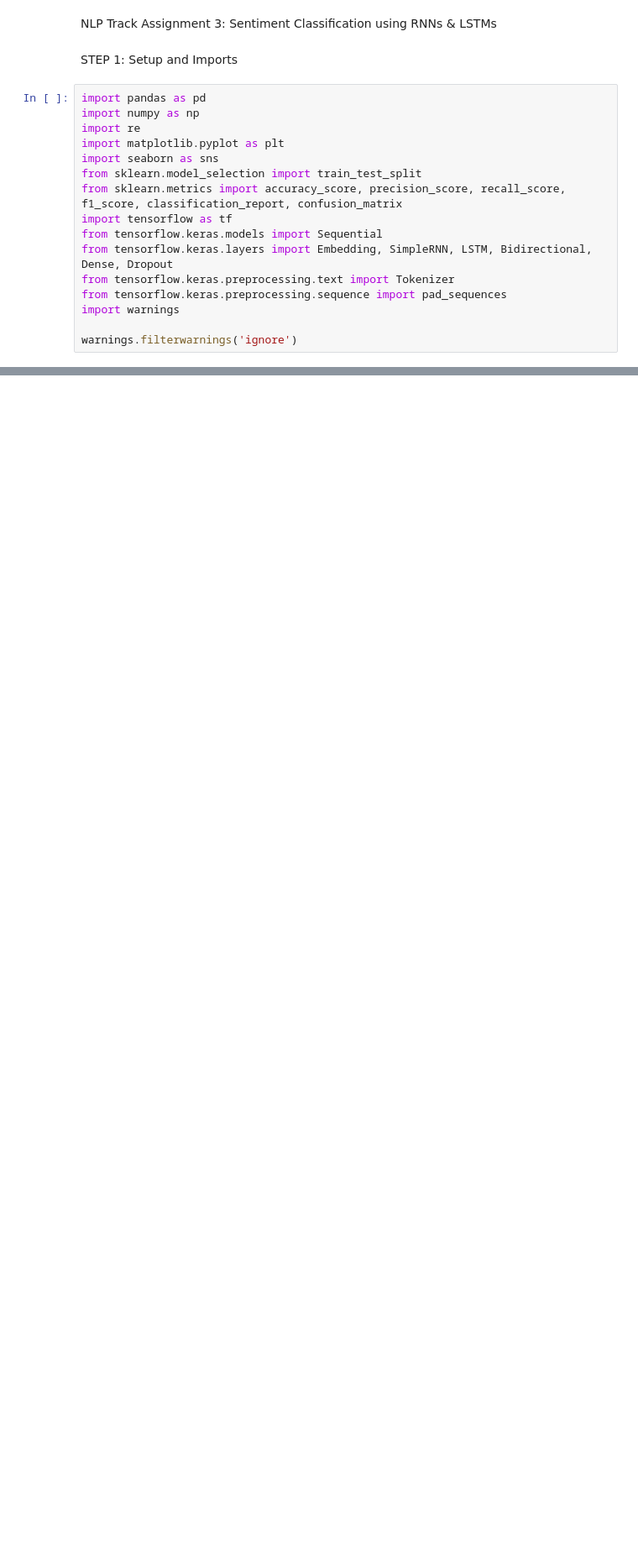
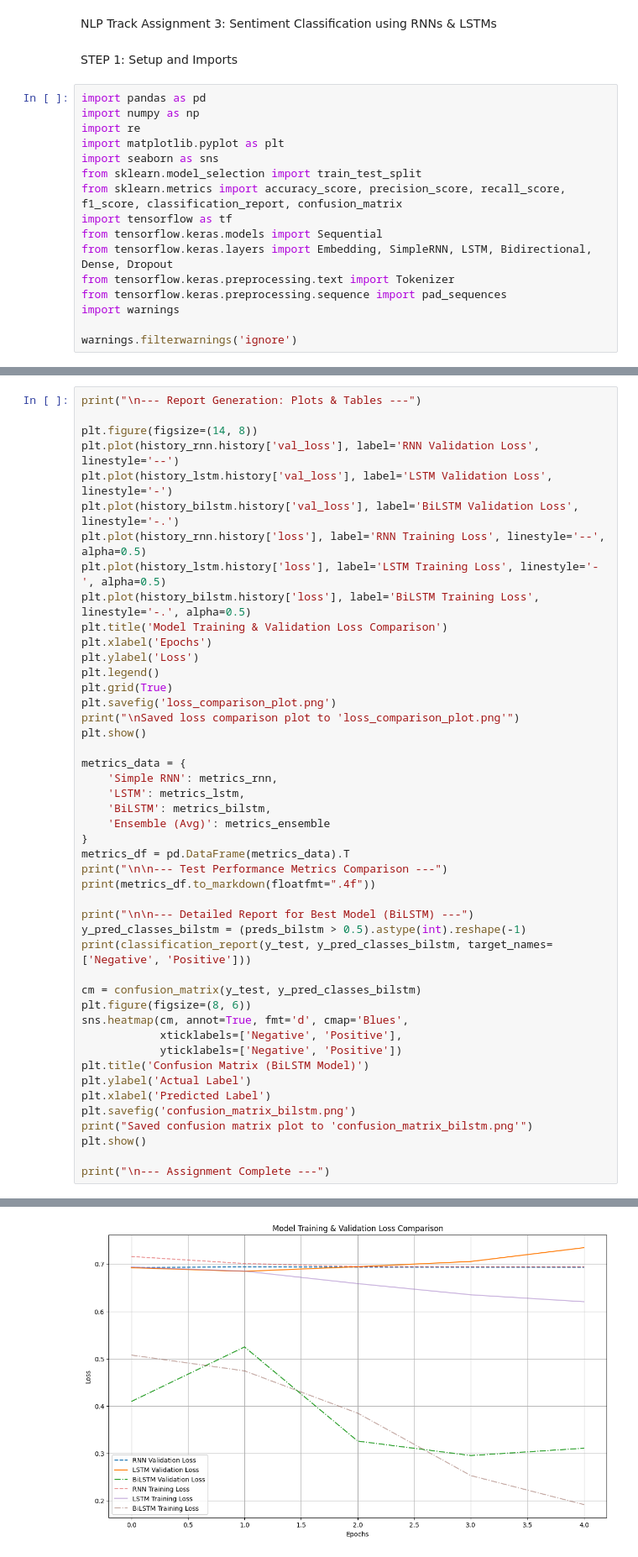
Before and after one commit to RohanRaj094/NLP_CV, a Jupyter notebook: NLP__Assignment_3.ipynb, the cells around one changed output, grey strips where cells are left out. Shown at 84% size. Saved outputs shown, nothing was run; the diff lists cells and outputs as text; blank space fills up the shorter version.

```diff
--- a/NLP__Assignment_3.ipynb
+++ b/NLP__Assignment_3.ipynb
@@ -24,0 +235,47 @@ warnings.filterwarnings('ignore')
+# %%
+print("\n--- Report Generation: Plots & Tables ---")
+
+plt.figure(figsize=(14, 8))
+plt.plot(history_rnn.history['val_loss'], label='RNN Validation Loss', linestyle='--')
+plt.plot(history_lstm.history['val_loss'], label='LSTM Validation Loss', linestyle='-')
+plt.plot(history_bilstm.history['val_loss'], label='BiLSTM Validation Loss', linestyle='-.')
+plt.plot(history_rnn.history['loss'], label='RNN Training Loss', linestyle='--', alpha=0.5)
+plt.plot(history_lstm.history['loss'], label='LSTM Training Loss', linestyle='-', alpha=0.5)
+plt.plot(history_bilstm.history['loss'], label='BiLSTM Training Loss', linestyle='-.', alpha=0.5)
+plt.title('Model Training & Validation Loss Comparison')
+plt.xlabel('Epochs')
+plt.ylabel('Loss')
+plt.legend()
+plt.grid(True)
+plt.savefig('loss_comparison_plot.png')
+print("\nSaved loss comparison plot to 'loss_comparison_plot.png'")
+plt.show()
+
+metrics_data = {
+    'Simple RNN': metrics_rnn,
+    'LSTM': metrics_lstm,
+    'BiLSTM': metrics_bilstm,
+    'Ensemble (Avg)': metrics_ensemble
+}
+metrics_df = pd.DataFrame(metrics_data).T
+print("\n\n--- Test Performance Metrics Comparison ---")
+print(metrics_df.to_markdown(floatfmt=".4f"))
+
+print("\n\n--- Detailed Report for Best Model (BiLSTM) ---")
+y_pred_classes_bilstm = (preds_bilstm > 0.5).astype(int).reshape(-1)
+print(classification_report(y_test, y_pred_classes_bilstm, target_names=['Negative', 'Positive']))
+
+cm = confusion_matrix(y_test, y_pred_classes_bilstm)
+plt.figure(figsize=(8, 6))
+sns.heatmap(cm, annot=True, fmt='d', cmap='Blues',
+            xticklabels=['Negative', 'Positive'],
+            yticklabels=['Negative', 'Positive'])
+plt.title('Confusion Matrix (BiLSTM Model)')
+plt.ylabel('Actual Label')
+plt.xlabel('Predicted Label')
+plt.savefig('confusion_matrix_bilstm.png')
+print("Saved confusion matrix plot to 'confusion_matrix_bilstm.png'")
+plt.show()
+
+print("\n--- Assignment Complete ---")
+# %% [output]
@@ -24,0 +285 @@ warnings.filterwarnings('ignore')
+[figure, added]
```
Also changed, not shown: parts of 15 cells of this notebook.
